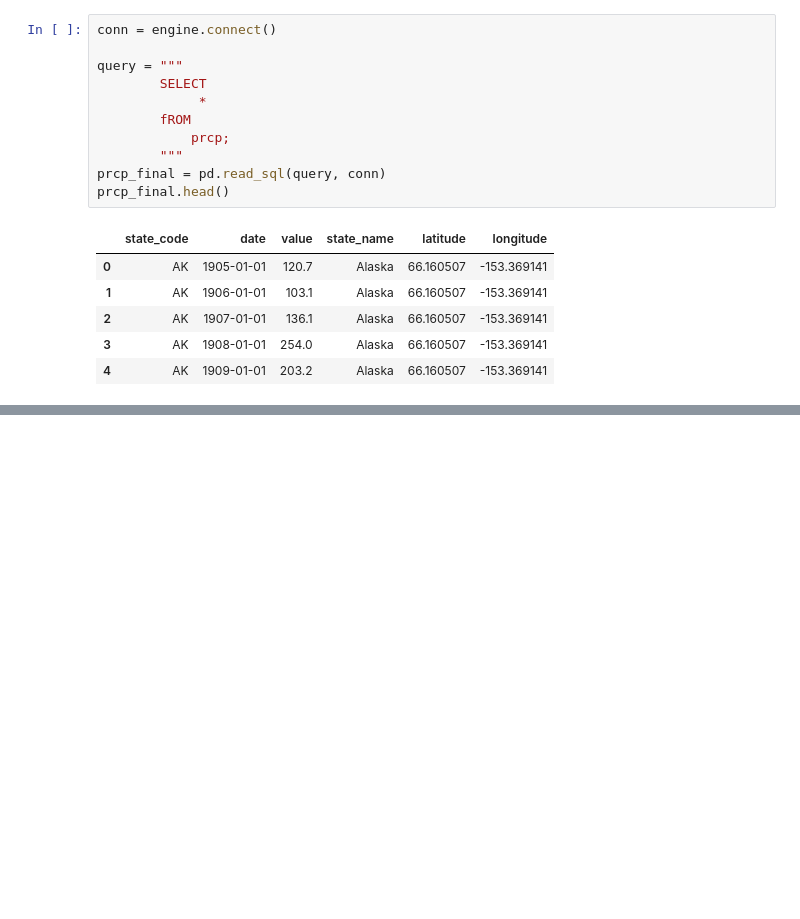
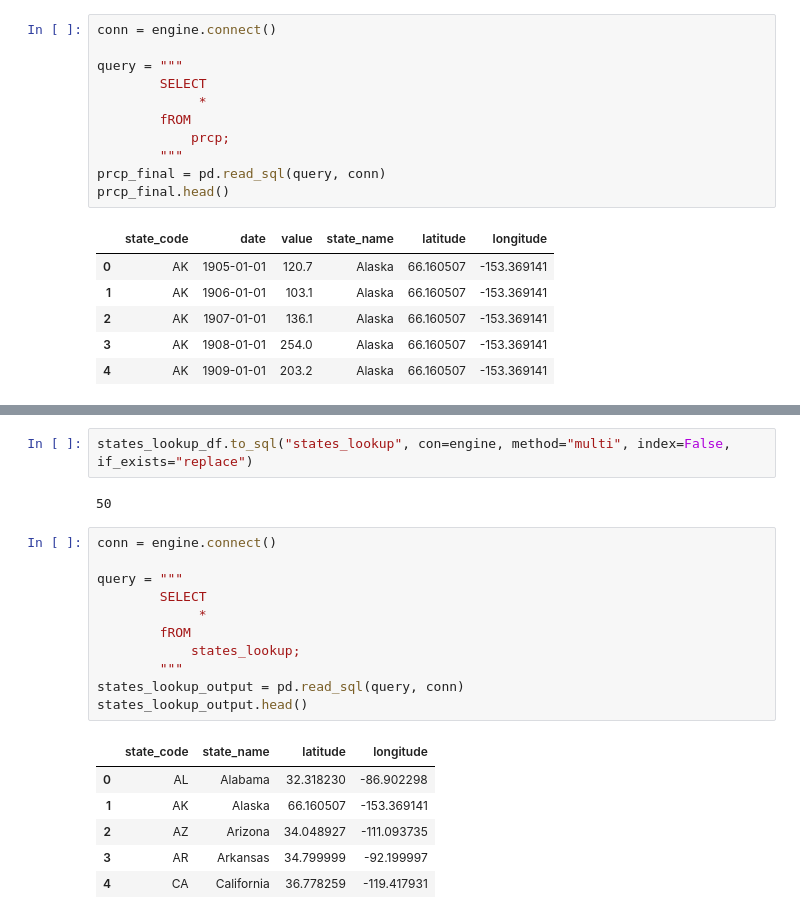
Before and after one commit to sanilveeravu/capstone_climate_project, a Jupyter notebook: database/database_sqlite.ipynb, the cells around one changed output, grey strips where cells are left out. Drawn from its saved outputs; the diff is of its cells as text; blank space fills up the shorter version.

```diff
--- a/database/database_sqlite.ipynb
+++ b/database/database_sqlite.ipynb
@@ -185,0 +300,22 @@ prcp_final.head()
+# %%
+states_lookup_df.to_sql("states_lookup", con=engine, method="multi", index=False, if_exists="replace")
+# %% [output]
+50
+# %%
+conn = engine.connect()
+
+query = """
+        SELECT
+             *
+        fROM
+            states_lookup;
+        """
+states_lookup_output = pd.read_sql(query, conn)
+states_lookup_output.head()
+# %% [output]
+|  | state_code | state_name | latitude | longitude |
+| 0 | AL | Alabama | 32.318230 | -86.902298 |
+| 1 | AK | Alaska | 66.160507 | -153.369141 |
+| 2 | AZ | Arizona | 34.048927 | -111.093735 |
+| 3 | AR | Arkansas | 34.799999 | -92.199997 |
+| 4 | CA | California | 36.778259 | -119.417931 |
```
Also changed, not shown: parts of 17 cells of this notebook, 1 other file.
